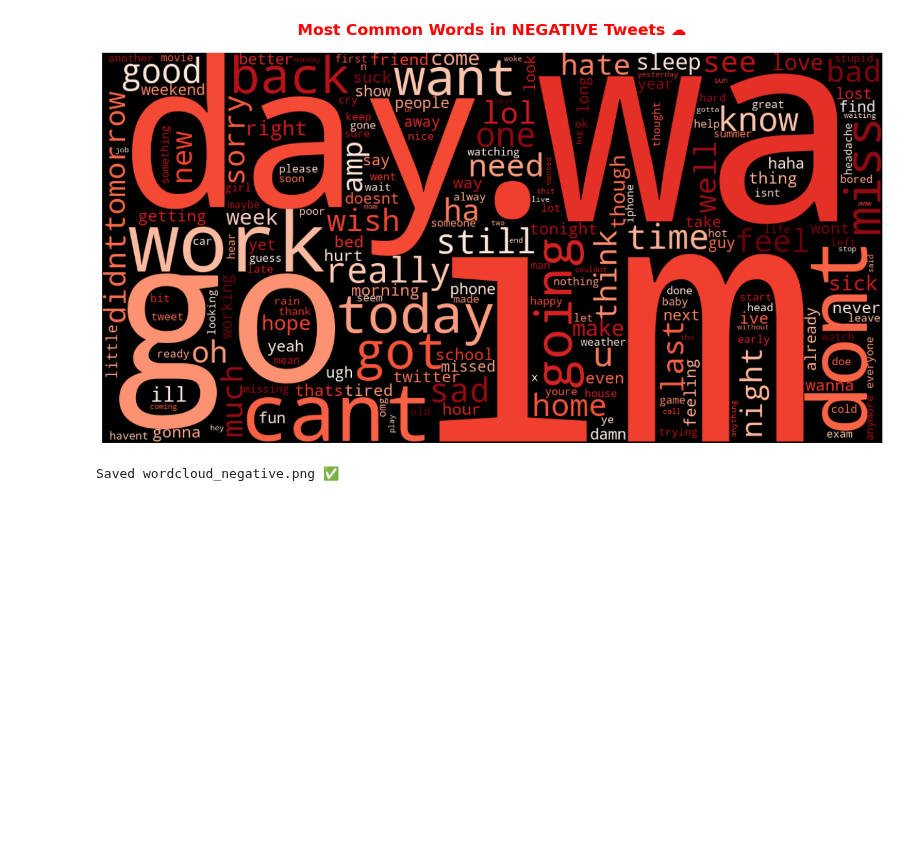
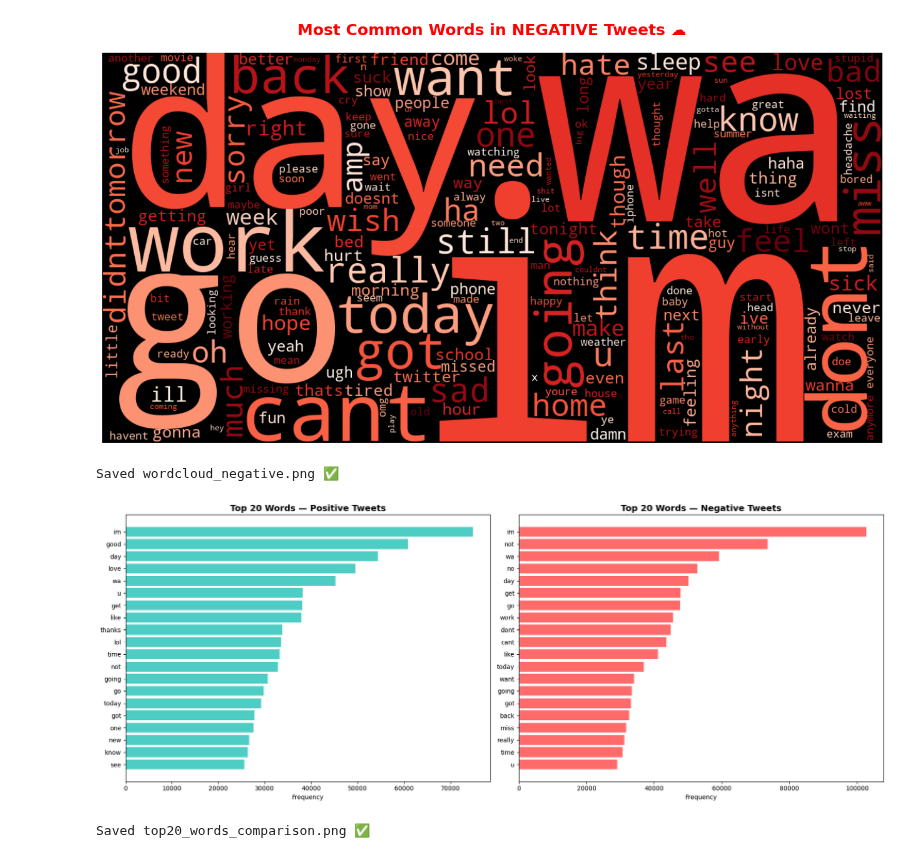
Before and after one commit to PRADHNESH123/BrandPulse-AI, a Jupyter notebook: notebooks/ 02_EDA_Visualization.ipynb, the cells around one changed output. Cells and saved outputs as stored; diff of their text form; code cells hidden in the pictures; blank space fills up the shorter version.

```diff
--- a/notebooks/ 02_EDA_Visualization.ipynb
+++ b/notebooks/ 02_EDA_Visualization.ipynb
@@ -96,3 +96,34 @@ print("Saved wordcloud_negative.png ✅")
 # %% [output]
 [figure]
 Saved wordcloud_negative.png ✅
+# %%
+from collections import Counter
+
+# Count words
+pos_words = Counter(' '.join(df[df['polarity']==1]['cleaned_text'].dropna()).split())
+neg_words = Counter(' '.join(df[df['polarity']==0]['cleaned_text'].dropna()).split())
+
+# Top 20 each
+top_pos = pd.DataFrame(pos_words.most_common(20), columns=['word', 'count'])
+top_neg = pd.DataFrame(neg_words.most_common(20), columns=['word', 'count'])
+
+# Plot side by side
+fig, axes = plt.subplots(1, 2, figsize=(18, 7))
+
+# Positive
+axes[0].barh(top_pos['word'][::-1], top_pos['count'][::-1], color='#4ECDC4')
+axes[0].set_title('Top 20 Words — Positive Tweets', fontsize=14, fontweight='bold')
+axes[0].set_xlabel('Frequency')
+
+# Negative
+axes[1].barh(top_neg['word'][::-1], top_neg['count'][::-1], color='#FF6B6B')
+axes[1].set_title('Top 20 Words — Negative Tweets', fontsize=14, fontweight='bold')
+axes[1].set_xlabel('Frequency')
+
+plt.tight_layout()
+plt.savefig('C:/data/BrandPulse-AI/reports/figures/top20_words_comparison.png', dpi=150)
+plt.show()
+print("Saved top20_words_comparison.png ✅")
+# %% [output]
+[figure, added]
+Saved top20_words_comparison.png ✅
```
Also changed, not shown: parts of 1 cell of this notebook, 4 other files.
